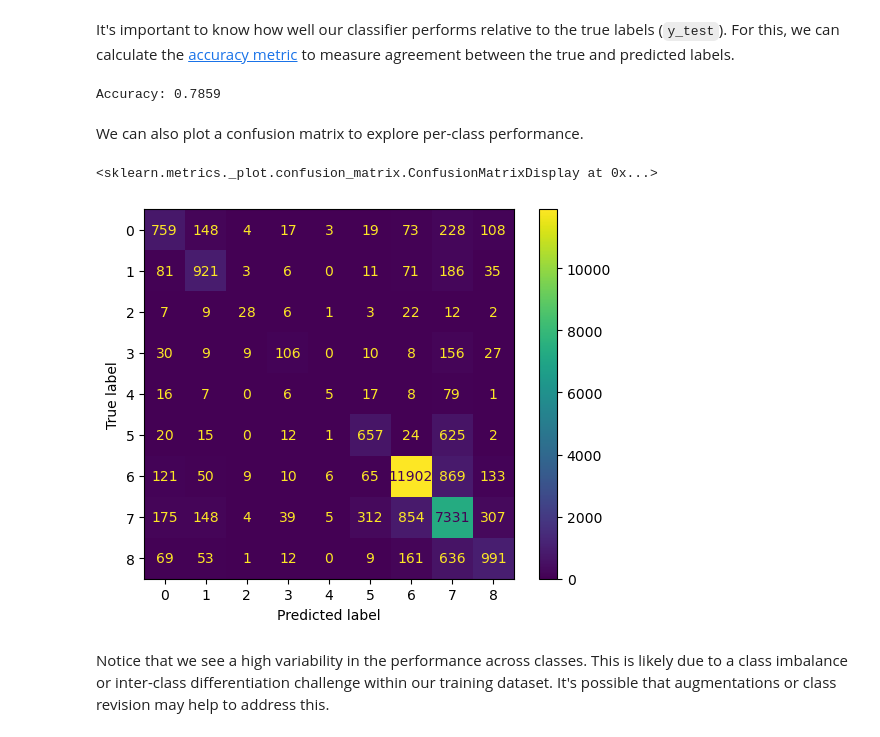
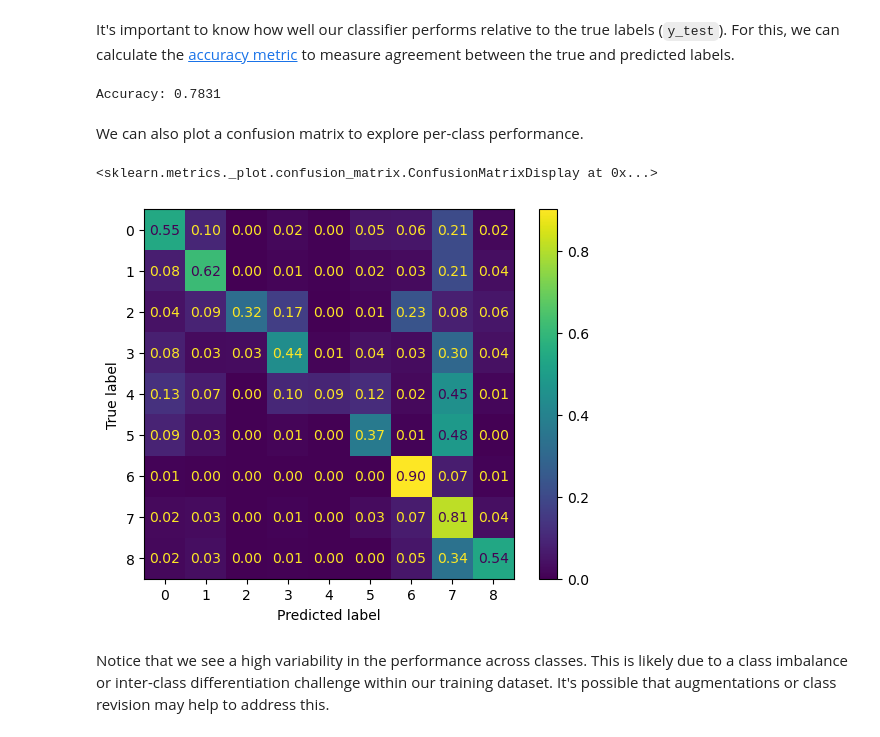
Before and after one commit to Vanuatu-National-Statistics-Office/climate-change-natural-disasters, a Jupyter notebook: book/LULC_RF_full_vanuatu_geomad.ipynb, the cells around one changed output. Cells and saved outputs as stored; diff of their text form; code cells hidden in the pictures.

Commit message:
Switch to year 2022, normalize confusion matrix

```diff
--- a/book/LULC_RF_full_vanuatu_geomad.ipynb
+++ b/book/LULC_RF_full_vanuatu_geomad.ipynb
@@ -135,7 +135,7 @@ admin_boundaries_gdf
 | 4 | 5 | SHEFA | MULTIPOLYGON (((168.30762 -17.775... |
 | 5 | 6 | TAFEA | MULTIPOLYGON (((169.84994 -20.253... |
 # %%
-YEAR = 2018
+YEAR = 2022
 PROVINCES_TRAIN = ["TORBA", "SANMA", "PENAMA", "MALAMPA", "SHEFA"] #, "TAFEA"]
 PROVINCE_TEST = "TAFEA"
 # %%
@@ -720,14 +720,16 @@ It's important to know how well our classifier performs relative to the true lab
 accuracy = accuracy_score(y_test, y_pred)
 print(f"Accuracy: {accuracy:.4f}")
 # %% [output]
-Accuracy: 0.7859
+Accuracy: 0.7831
 # %% [markdown]
 We can also plot a confusion matrix to explore per-class performance.
 # %%
-ConfusionMatrixDisplay.from_predictions(y_true=y_test, y_pred=y_pred)
+ConfusionMatrixDisplay.from_predictions(
+    y_true=y_test, y_pred=y_pred, normalize="true", values_format=".2f"
+)
 # %% [output]
 <sklearn.metrics._plot.confusion_matrix.ConfusionMatrixDisplay at 0x...>
-[figure, old version]
+[figure, new version]
 # %% [markdown]
 Notice that we see a high variability in the performance across classes. This is likely due to a class imbalance or inter-class differentiation challenge within our training dataset. It's possible that augmentations or class revision may help to address this.
 # %% [markdown]
```
Also changed, not shown: parts of 3 cells of this notebook.
